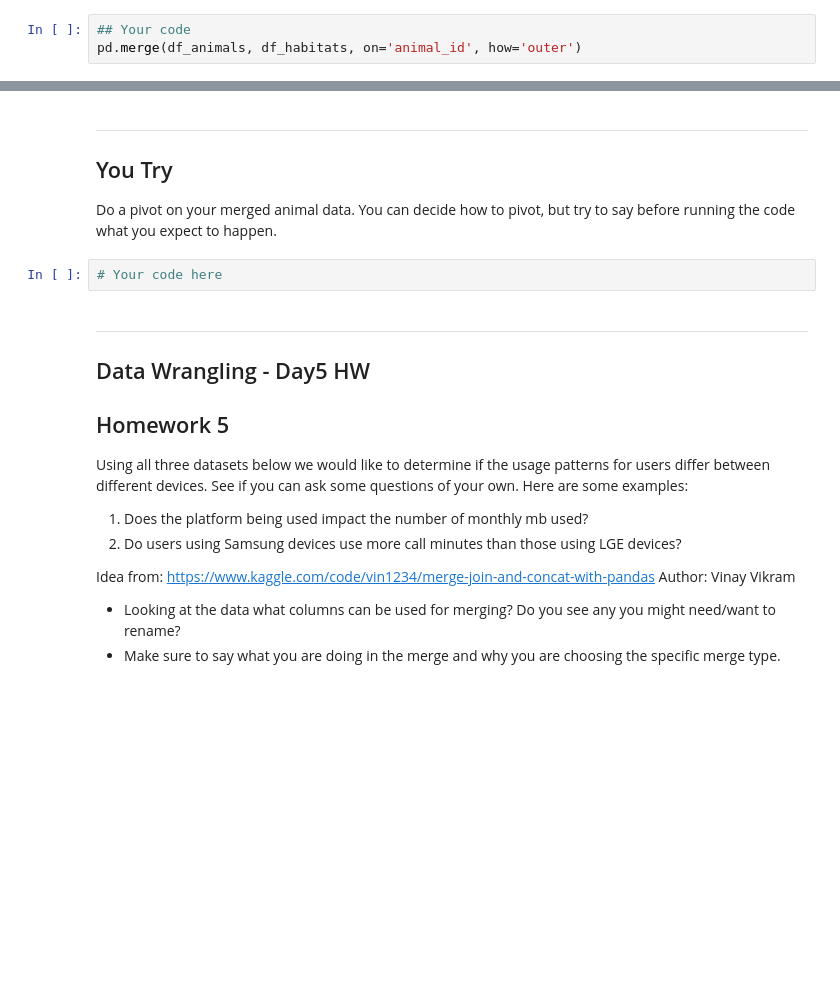
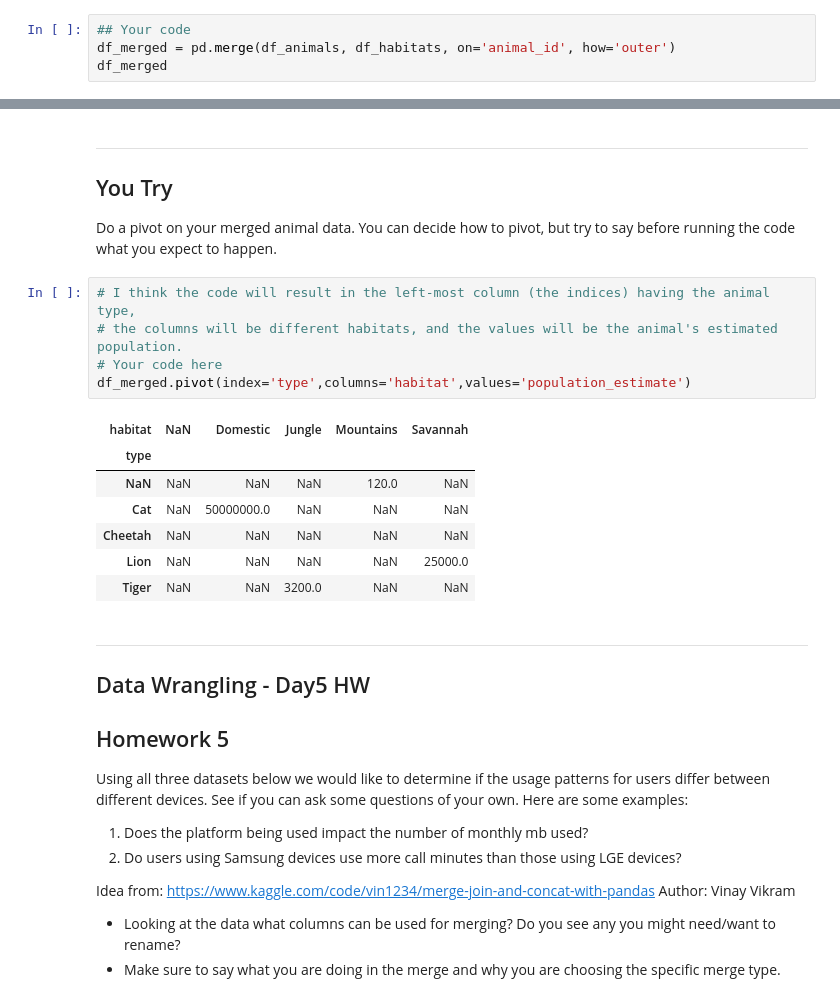
Before and after one commit to joseephwong/Data201_Joseph_Wong, a Jupyter notebook: Day5/HW_day5.ipynb, the cells around one changed output, grey strips where cells are left out. Saved outputs shown, nothing was run; the diff lists cells and outputs as text; blank space fills up the shorter version.

```diff
--- a/Day5/HW_day5.ipynb
+++ b/Day5/HW_day5.ipynb
@@ -151,7 +151,8 @@ My prediction was correct.
 **My Prediction for Outer**: No animal ids will be dropped but ids 3 and 5 will have NaNs.
 # %%
 ## Your code
-pd.merge(df_animals, df_habitats, on='animal_id', how='outer')
+df_merged = pd.merge(df_animals, df_habitats, on='animal_id', how='outer')
+df_merged
 # %% [output]
 |  | animal_id | name | type | habitat | population_estimate |
 | 0 | 1 | Leo | Lion | Savannah | 25000.0 |
@@ -167,7 +168,18 @@ My prediction was correct.
 
 Do a pivot on your merged animal data. You can decide how to pivot, but try to say before running the code what you expect to happen.
 # %%
+# I think the code will result in the left-most column (the indices) having the animal type,
+# the columns will be different habitats, and the values will be the animal's estimated population.
 # Your code here
+df_merged.pivot(index='type',columns='habitat',values='population_estimate')
+# %% [output]
+| habitat | NaN | Domestic | Jungle | Mountains | Savannah |
+| type |  |  |  |  |  |
+| NaN | NaN | NaN | NaN | 120.0 | NaN |
+| Cat | NaN | 50000000.0 | NaN | NaN | NaN |
+| Cheetah | NaN | NaN | NaN | NaN | NaN |
+| Lion | NaN | NaN | NaN | NaN | 25000.0 |
+| Tiger | NaN | NaN | 3200.0 | NaN | NaN |
 # %% [markdown]
 ---------------
 ## Data Wrangling - Day5 HW
```
